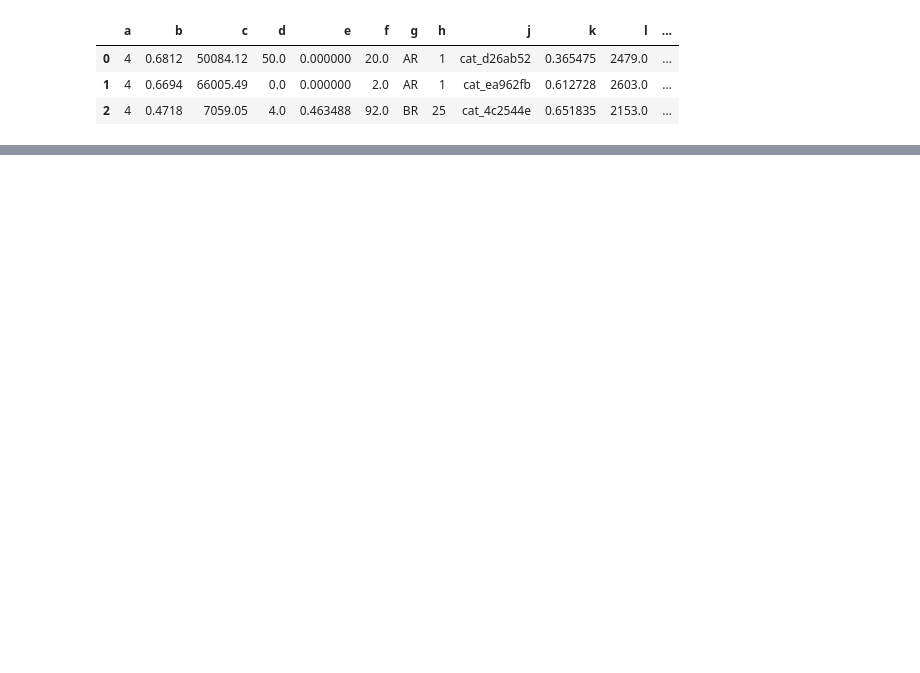
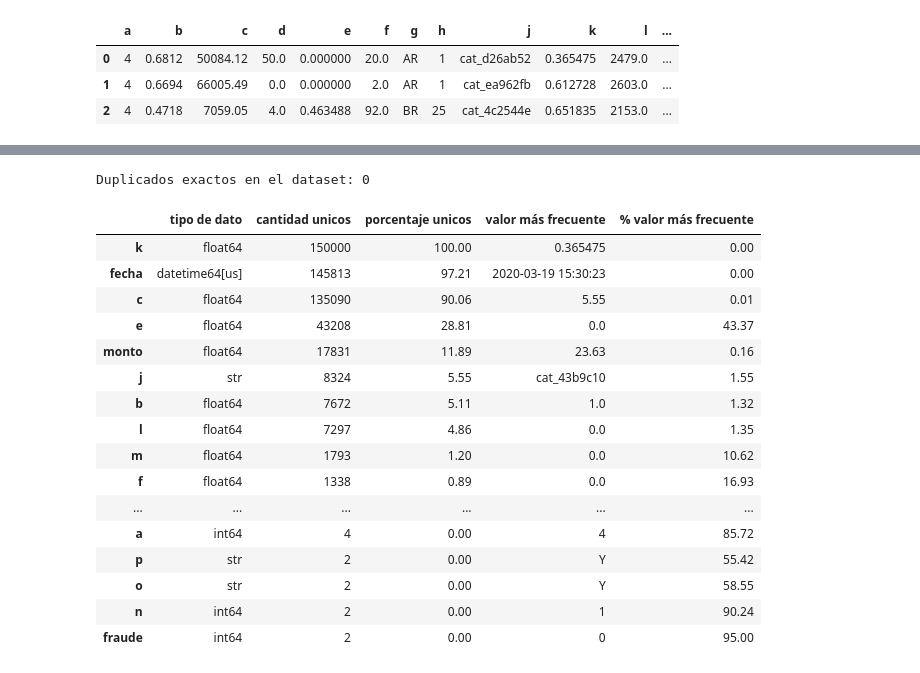
Before and after one commit to mlondono-oc/ml-fraud-detection, a Jupyter notebook: notebooks/01_eda.ipynb, the cells around one changed output, grey strips where cells are left out. Drawn from its saved outputs; the diff is of its cells as text; code cells hidden in the pictures; blank space fills up the shorter version.

```diff
--- a/notebooks/01_eda.ipynb
+++ b/notebooks/01_eda.ipynb
@@ -77,0 +235,35 @@ null_summary_filtered
+# %%
+# 5. Identificación de duplicados exactos (toda la fila es idéntica)
+duplicados_exactos = transactions.duplicated().sum()
+print(f"Duplicados exactos en el dataset: {duplicados_exactos}")
+# %% [output]
+Duplicados exactos en el dataset: 0
+# %%
+# 6. Cardinalidad por columna
+unique_values_summary = pd.DataFrame({
+    'tipo de dato': transactions.dtypes,
+    'cantidad unicos': transactions.nunique(),
+    'porcentaje unicos': transactions.nunique() / len(transactions) * 100,
+    'valor más frecuente': transactions.apply(lambda s: s.value_counts().index[0]),
+    '% valor más frecuente': transactions.apply(lambda s: s.value_counts(normalize=True).iloc[0] * 100),
+}).round(2).sort_values('cantidad unicos', ascending=False)
+
+unique_values_summary
+# %% [output]
+|  | tipo de dato | cantidad unicos | porcentaje unicos | valor más frecuente | % valor más frecuente |
+| k | float64 | 150000 | 100.00 | 0.365475 | 0.00 |
+| fecha | datetime64[us] | 145813 | 97.21 | 2020-03-19 15:30:23 | 0.00 |
+| c | float64 | 135090 | 90.06 | 5.55 | 0.01 |
+| e | float64 | 43208 | 28.81 | 0.0 | 43.37 |
+| monto | float64 | 17831 | 11.89 | 23.63 | 0.16 |
+| j | str | 8324 | 5.55 | cat_43b9c10 | 1.55 |
+| b | float64 | 7672 | 5.11 | 1.0 | 1.32 |
+| l | float64 | 7297 | 4.86 | 0.0 | 1.35 |
+| m | float64 | 1793 | 1.20 | 0.0 | 10.62 |
+| f | float64 | 1338 | 0.89 | 0.0 | 16.93 |
+| ... | ... | ... | ... | ... | ... |
+| a | int64 | 4 | 0.00 | 4 | 85.72 |
+| p | str | 2 | 0.00 | Y | 55.42 |
+| o | str | 2 | 0.00 | Y | 58.55 |
+| n | int64 | 2 | 0.00 | 1 | 90.24 |
+| fraude | int64 | 2 | 0.00 | 0 | 95.00 |
```
Also changed, not shown: parts of 27 cells of this notebook.
